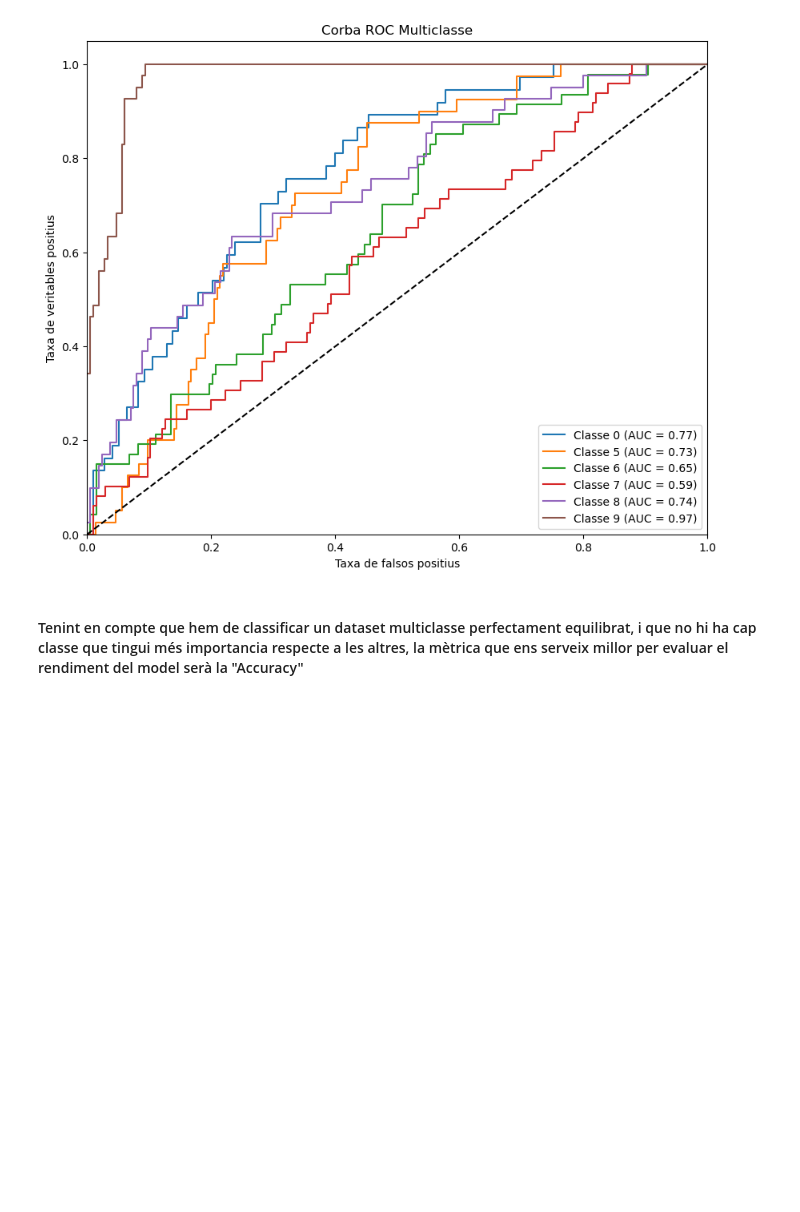
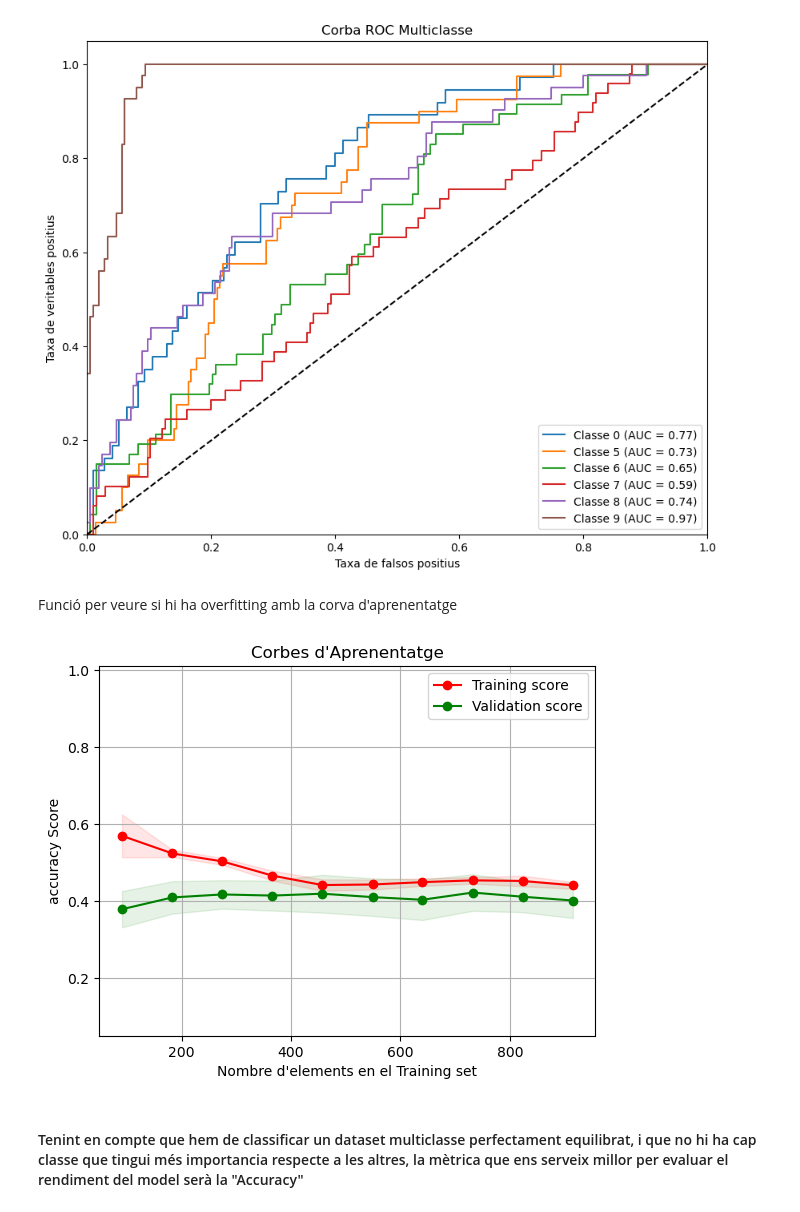
Before and after one commit to Erdrick2210/APC_Kaggle_Top_Spotify_songs-_from_2010-2019, a Jupyter notebook: Kaggle_Top_Spotify_songs_from_2010-2019.ipynb, the cells around one changed output. Drawn from its saved outputs; the diff is of its cells as text; code cells hidden in the pictures; blank space fills up the shorter version.

Commit message:
mesures Overfitting

```diff
--- a/Kaggle_Top_Spotify_songs_from_2010-2019.ipynb
+++ b/Kaggle_Top_Spotify_songs_from_2010-2019.ipynb
@@ -710,6 +710,37 @@ def mostra_corva_roc(X_test, y_test, model):
 mostra_corva_roc(x_test, y_test, model)
 # %% [output]
 [figure]
+# %% [markdown]
+Funció per veure si hi ha overfitting amb la corva d'aprenentatge
+# %%
+from sklearn.model_selection import learning_curve
+
+def plot_learning_curve(train_sizes, train_scores, val_scores, scoring, ylim=None):
+
+    #train_sizes, train_scores, val_scores = learning_curve(estimator, X, y, cv=cv, scoring=scoring, n_jobs=n_jobs, train_sizes=train_sizes)
+    train_scores_mean = np.mean(train_scores, axis=1)
+    train_scores_std = np.std(train_scores, axis=1)
+    val_scores_mean = np.mean(val_scores, axis=1)
+    val_scores_std = np.std(val_scores, axis=1)
+
+    plt.figure()
+    plt.title('Corbes d\'Aprenentatge')
+    if ylim is not None:
+        plt.ylim(*ylim)
+    plt.xlabel('Nombre d\'elements en el Training set')
+    plt.ylabel(f'{scoring} Score')
+    plt.grid()
+    plt.fill_between(train_sizes, train_scores_mean - train_scores_std, train_scores_mean + train_scores_std, alpha=0.1, color='r')
+    plt.fill_between(train_sizes, val_scores_mean - val_scores_std, val_scores_mean + val_scores_std, alpha=0.1, color='g')
+    plt.plot(train_sizes, train_scores_mean, 'o-', color='r', label='Training score')
+    plt.plot(train_sizes, val_scores_mean, 'o-', color='g', label='Validation score')
+    plt.legend(loc='best')
+    plt.show()
+
+train_sizes, train_scores, val_scores = learning_curve(model, x_train, y_train, cv=10, scoring="accuracy", n_jobs=-1, train_sizes=np.linspace(0.1, 1.0, 10))
+plot_learning_curve(train_sizes, train_scores, val_scores, scoring="accuracy",ylim=(0.05, 1.01))
+# %% [output]
+[figure, added]
 # %% [markdown]
 #### Tenint en compte que hem de classificar un dataset multiclasse perfectament equilibrat, i que no hi ha cap classe que tingui més importancia respecte a les altres, la mètrica que ens serveix millor per evaluar el rendiment del model serà la "Accuracy"
 # %% [markdown]
```
Also changed, not shown: parts of 4 cells of this notebook.
